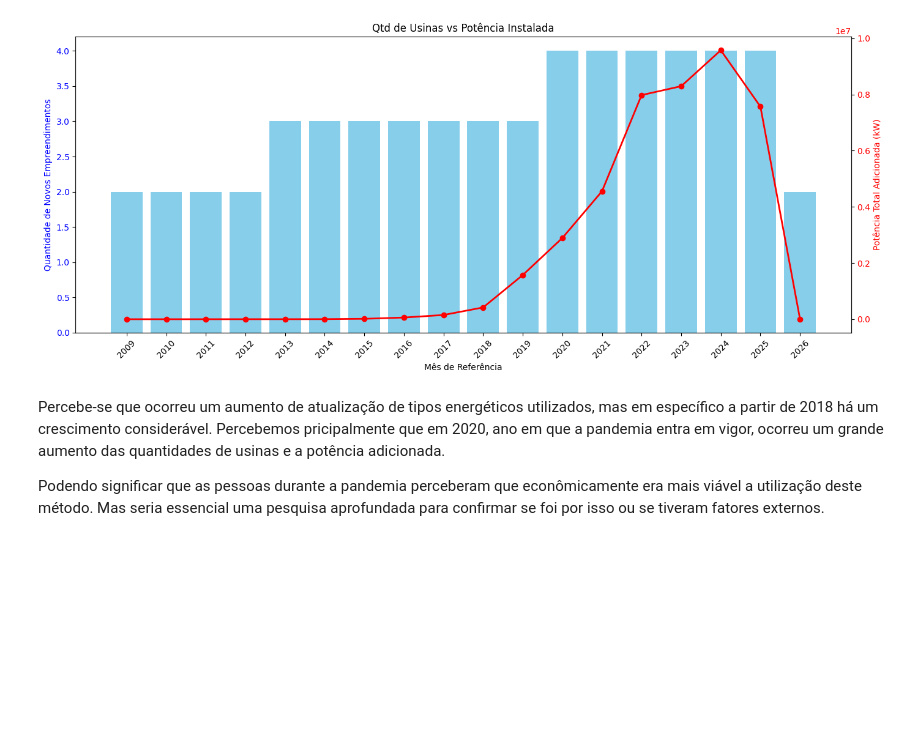
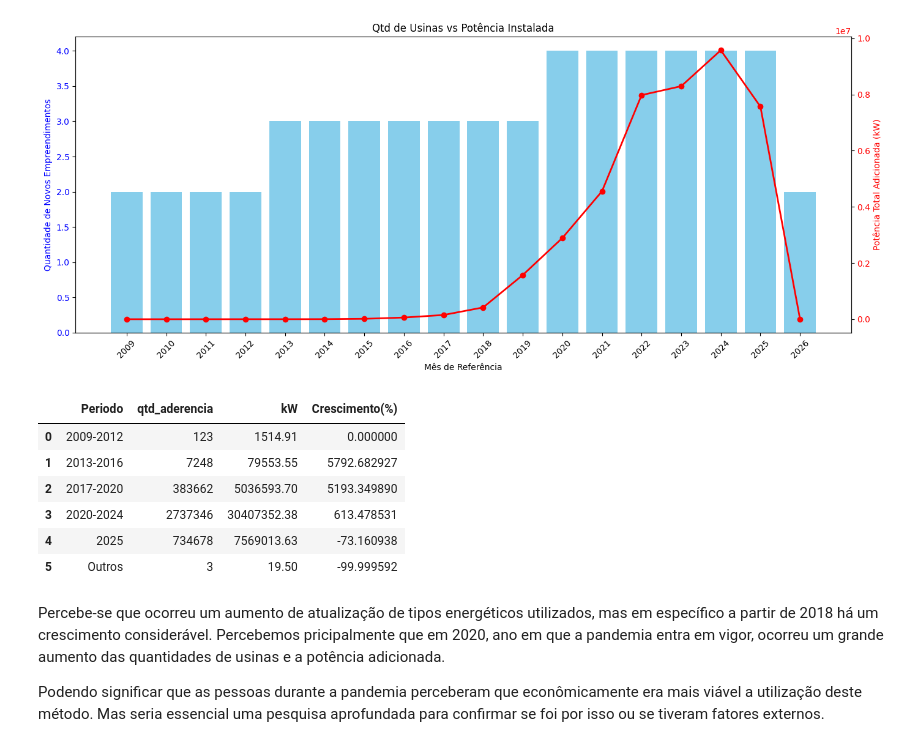
Before and after one commit to lannacassio/Fontes-Renovaveis-Aneel, a Jupyter notebook: Arquivo_Python/analise_aneel.ipynb, the cells around one changed output. Saved outputs shown, nothing was run; the diff lists cells and outputs as text; code cells hidden in the pictures; blank space fills up the shorter version.

```diff
--- a/Arquivo_Python/analise_aneel.ipynb
+++ b/Arquivo_Python/analise_aneel.ipynb
@@ -629,6 +673,51 @@ fig.tight_layout()
 plt.show()
 # %% [output]
 [figure]
+# %%
+# Criar um período de tempo para analisar de forma mais fácil.
+def intervalo(ano):
+    if 2009 <= ano <= 2012:
+        return '2009-2012'
+    elif 2013 <= ano <= 2016:
+        return '2013-2016'
+    elif 2017 <= ano <= 2020:
+        return '2017-2020'
+    elif 2020 <= ano <=2024:
+        return '2020-2024'
+    elif 2025 == ano:
+        return '2025'
+    else:
+        return 'Outros'
+# %%
+# Criando a nova coluna com o intervalo
+dados['Periodo'] = dados['Ano'].apply(intervalo)
+
+# Agrupando e obtendo as informações que desejo
+
+analise = dados.groupby('Periodo').agg(
+    qtd_aderencia = ('Modalidade', 'count'),
+    kW = ('kW_instalados', 'sum')
+).reset_index()
+
+# ordenar os períodos
+ordem = ['2009-2012', '2013-2016', '2017-2020', '2020-2024', '2025', 'Outros']
+
+analise['Periodo'] = pd.Categorical(analise['Periodo'], categories=ordem, ordered=True)
+analise = analise.sort_values('Periodo')
+
+# quero entender o aumento percentual em relação aos períodos, logo utilizo o pct_change
+analise['Crescimento(%)'] = analise['qtd_aderencia'].pct_change() *100
+# mas no primeiro período sai NaN, uma vez que não existe forma de comparação com um outro período, para isso iremos substituir por 0
+analise['Crescimento(%)'] = analise['Crescimento(%)'].fillna(0)
+analise
+# %% [output]
+|  | Periodo | qtd_aderencia | kW | Crescimento(%) |
+| 0 | 2009-2012 | 123 | 1514.91 | 0.000000 |
+| 1 | 2013-2016 | 7248 | 79553.55 | 5792.682927 |
+| 2 | 2017-2020 | 383662 | 5036593.70 | 5193.349890 |
+| 3 | 2020-2024 | 2737346 | 30407352.38 | 613.478531 |
+| 4 | 2025 | 734678 | 7569013.63 | -73.160938 |
+| 5 | Outros | 3 | 19.50 | -99.999592 |
 # %% [markdown]
 Percebe-se que  ocorreu um aumento de atualização de tipos energéticos utilizados, mas em específico a partir de 2018 há um crescimento considerável. Percebemos pricipalmente que em 2020, ano em que a pandemia entra em vigor, ocorreu um grande aumento das quantidades de usinas e a potência adicionada.
 
```
Also changed, not shown: parts of 10 cells of this notebook.
